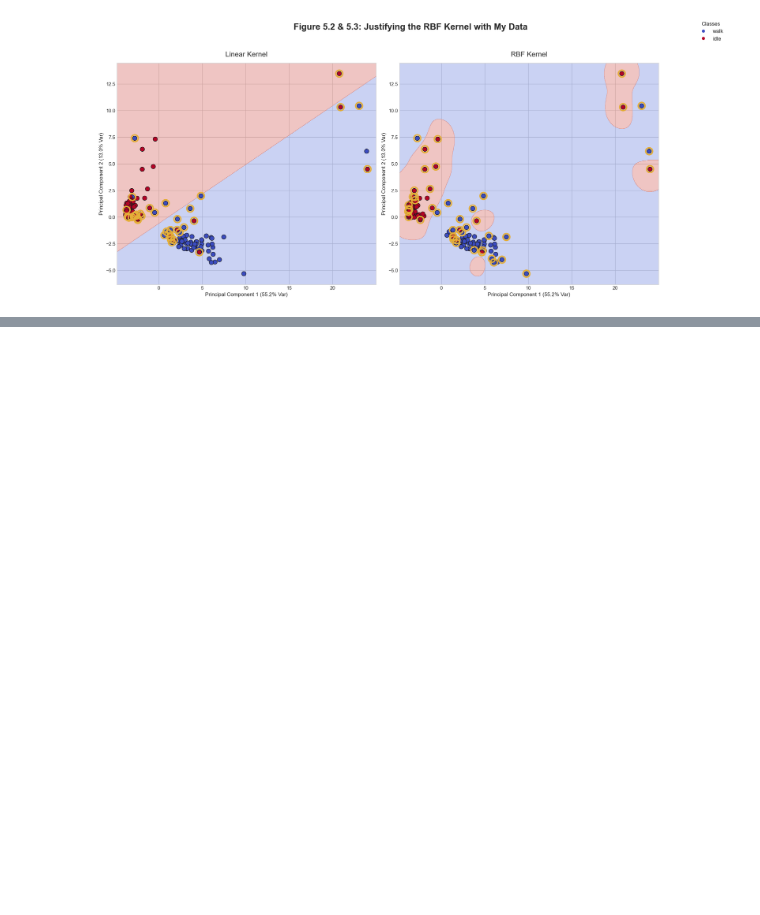
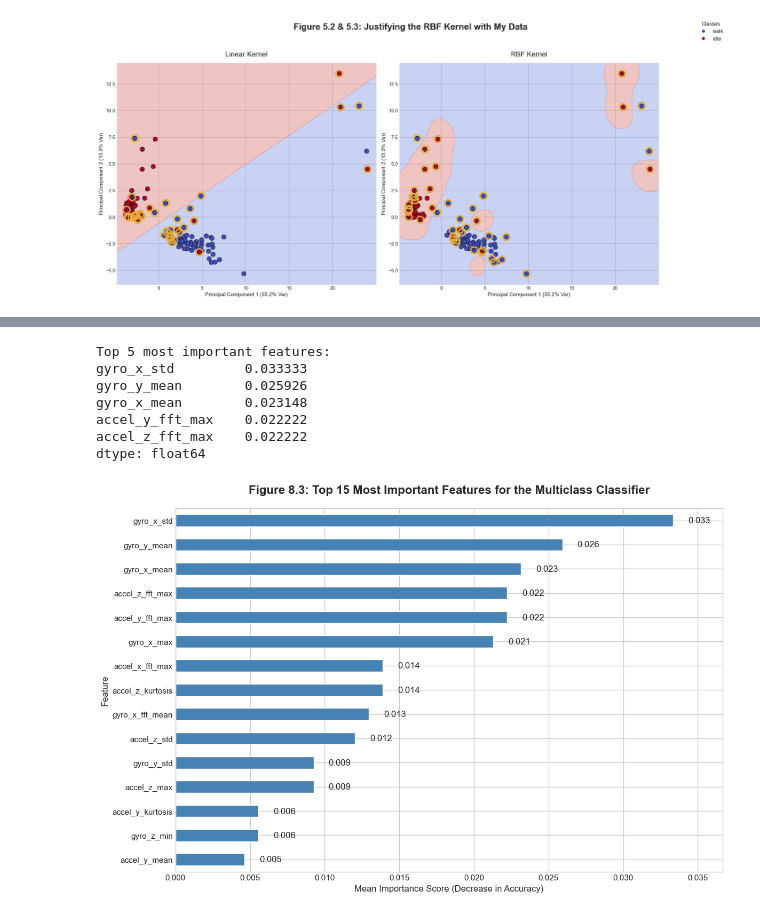
Before and after one commit to CarlKho-Minerva/v3pls, a Jupyter notebook: carl-appendix.ipynb, the cells around one changed output, grey strips where cells are left out. Cells and saved outputs as stored; diff of their text form; code cells hidden in the pictures; blank space fills up the shorter version.

```diff
--- a/carl-appendix.ipynb
+++ b/carl-appendix.ipynb
@@ -898,0 +1124,72 @@ except Exception as e:
+# %%
+import matplotlib.pyplot as plt
+import numpy as np
+import pandas as pd
+from sklearn.inspection import permutation_importance
+
+# This code assumes the trained multiclass model 'svm_multi', the scaled test data
+# 'X_test_multi_scaled', 'y_test_multi', and the feature names list derived
+# from 'X_train_multi_df' are available in memory.
+
+try:
+    print("--- Calculating Feature Importance using Permutation Importance ---")
+
+    # --- 1. Calculate Permutation Importance ---
+    # This repeatedly shuffles each feature and measures the drop in model accuracy.
+    # It's computationally intensive but provides a robust measure of importance.
+    # n_repeats=5 gives a more stable estimate.
+    result = permutation_importance(
+        svm_multi,
+        X_test_multi_scaled,
+        y_test_multi,
+        n_repeats=5,
+        random_state=42,
+        n_jobs=-1,  # Use all available CPU cores
+    )
+
+    # --- 2. Organize the results ---
+    # Create a pandas Series for easy sorting and plotting
+    feature_names = list(X_train_multi_df.columns)
+    importance_series = pd.Series(result.importances_mean, index=feature_names)
+
+    # Get the top 15 most important features
+    top_features = importance_series.nlargest(15)
+
+    print(f"Top 5 most important features:\n{top_features.head()}")
+
+    # --- 3. Visualization ---
+    plt.style.use("seaborn-v0_8-whitegrid")
+    fig, ax = plt.subplots(figsize=(12, 8))
+
+    # Create a horizontal bar chart
+    top_features.sort_values(ascending=True).plot(kind="barh", ax=ax, color="steelblue")
+
+    # --- 4. Labels, Title, and Formatting ---
+    ax.set_xlabel("Mean Importance Score (Decrease in Accuracy)", fontsize=12)
+    ax.set_ylabel("Feature", fontsize=12)
+    ax.set_title(
+        "Figure 8.3: Top 15 Most Important Features for the Multiclass Classifier",
+        fontsize=16,
+        fontweight="bold",
+        pad=20,
+    )
+
+    # Add value labels to the end of each bar
+    for i, (feature, importance) in enumerate(
+        top_features.sort_values(ascending=True).items()
+    ):
+        ax.text(importance + 0.001, i, f"{importance:.3f}", va="center")
+
+    ax.margins(x=0.1)  # Add some padding to the x-axis
+    plt.tight_layout()
+    plt.show()
+
+except NameError as e:
+    print(f"--- ERROR: Required variable not found ---")
+    print(f"Details: {e}")
+    print(
+        "Please ensure the multiclass model ('svm_multi'), test data, and feature names ('X_train_multi_df') are available."
+    )
+except Exception as e:
+    print(f"An unexpected error occurred: {e}")
+# %% [output]
@@ -898,0 +1197,8 @@ except Exception as e:
+Top 5 most important features:
+gyro_x_std         0.033333
+gyro_y_mean        0.025926
+gyro_x_mean        0.023148
+accel_y_fft_max    0.022222
+accel_z_fft_max    0.022222
+dtype: float64
+[figure, added]
```
Also changed, not shown: parts of 9 cells of this notebook, 2 other files.
